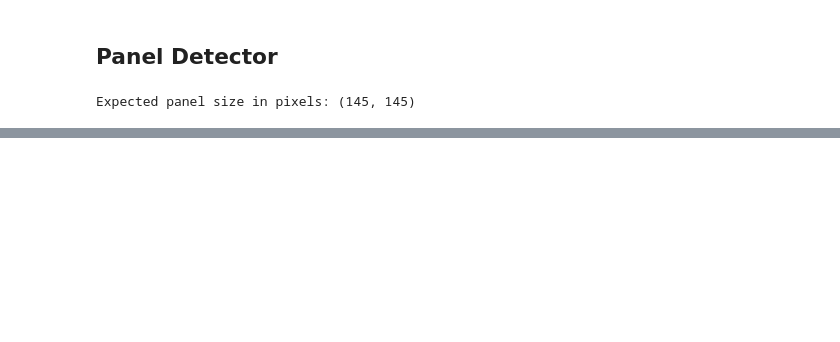
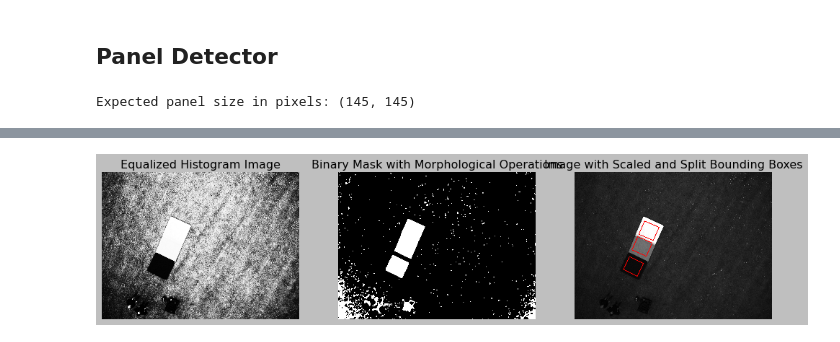
Before and after one commit to reflectdetect/reflectdetect, a Jupyter notebook: src/detector/naive/Pipeline_detector.ipynb, the cells around one changed output, grey strips where cells are left out. Saved outputs shown, nothing was run; the diff lists cells and outputs as text; code cells hidden in the pictures; blank space fills up the shorter version.

```diff
--- a/src/detector/naive/Pipeline_detector.ipynb
+++ b/src/detector/naive/Pipeline_detector.ipynb
@@ -362,0 +417,81 @@ plt.imshow(image_with_bboxes, cmap='gray')
+# %%
+# Ensure masked image is correctly obtained as a binary mask
+binary_mask = np.where(masked.mask, 0, 1).astype(np.uint8) * 255
+
+# Apply morphological operations to clean up the binary mask
+kernel = np.ones((5, 5), np.uint8)
+binary_mask = cv2.morphologyEx(binary_mask, cv2.MORPH_OPEN, kernel)
+binary_mask = cv2.morphologyEx(binary_mask, cv2.MORPH_CLOSE, kernel)
+
+# Find contours in the binary mask
+contours, _ = cv2.findContours(binary_mask, cv2.RETR_EXTERNAL, cv2.CHAIN_APPROX_SIMPLE)
+
+# Function to calculate the solidity of a contour
+def contour_solidity(contour):
+    area = cv2.contourArea(contour)
+    hull = cv2.convexHull(contour)
+    hull_area = cv2.contourArea(hull)
+    if hull_area == 0:
+        return 0
+    return float(area) / hull_area
+
+# Filter contours based on size (e.g., minimum area) and solidity
+min_contour_area = (panel_size_pixels[0] * panel_size_pixels[1]) * 0.6  # Set this based on your specific needs
+min_solidity = 0.75  # Set a threshold for solidity to filter out non-homogeneous areas
+filtered_contours = [c for c in contours if cv2.contourArea(c) > min_contour_area and contour_solidity(c) > min_solidity]
+
+# Expected aspect ratio based on physical panel size
+expected_aspect_ratio = physical_panel_size[0] / physical_panel_size[1]
+threshold = 0.1  # Threshold for aspect ratio deviation
+spacing = 20  # Amount of spacing to add between the resulting boxes
+
+# Draw rotated bounding boxes on the original image (for visualization)
+image_with_bboxes = cv2.cvtColor(images16bit_norm[image_no], cv2.COLOR_GRAY2BGR)  # Convert to BGR for colored bounding boxes
+
+# List to hold bounding box coordinates
+bounding_boxes = []
+
+for contour in filtered_contours:
+    # Get the minimum area rectangle for the contour
+    rect = cv2.minAreaRect(contour)
+    box = cv2.boxPoints(rect)  # Get the four points of the rectangle
+    box = np.intp(box)  # Convert to integer values
+
+    # Scale down the bounding box
+    scaled_box = scale_box(box, scale_factor)
+    scaled_box = np.intp(scaled_box)  # Convert to integer values
+
+    # Split bounding box if necessary and space apart
+    boxes = split_bounding_box(scaled_box, expected_aspect_ratio, threshold, spacing)
+
+    for bbox in boxes:
+        cv2.drawContours(image_with_bboxes, [bbox], 0, (255, 0, 0), 3)  # Draw the rectangle
+        # Save the bounding box coordinates
+        bounding_box = {
+            "contour_index": len(bounding_boxes),  # Index of the contour
+            "coordinates": bbox.tolist()  # Convert numpy array to list
+        }
+        bounding_boxes.append(bounding_box)
+
+# Save bounding box coordinates to a JSON file
+with open("bounding_boxes.json", "w") as f:
+    json.dump(bounding_boxes, f, indent=4)
+
+# Visualize the result
+fig, ax = plt.subplots(1, 3, figsize=(15, 5))
+
+ax[0].imshow(image, cmap='gray')
+ax[0].set_title('Equalized Histogram Image')
+ax[0].axis('off')
+
+ax[1].imshow(binary_mask, cmap='gray')
+ax[1].set_title('Binary Mask with Morphological Operations')
+ax[1].axis('off')
+
+ax[2].imshow(image_with_bboxes)
+ax[2].set_title('Image with Scaled and Split Bounding Boxes')
+ax[2].axis('off')
+
+plt.show()
+# %% [output]
+[figure, added]
```
Also changed, not shown: parts of 9 cells of this notebook.
